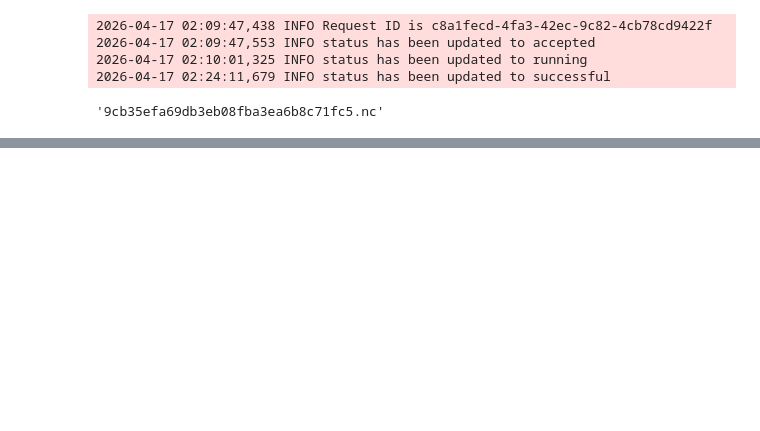
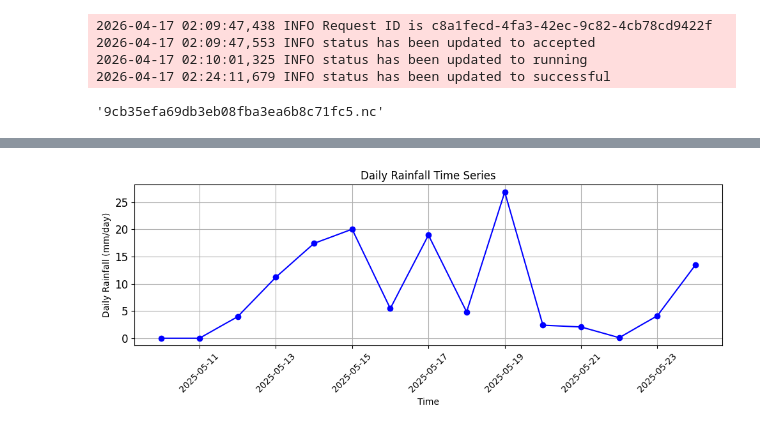
Before and after one commit to bidyutbg/ICTS_workshop, a Jupyter notebook: Bengalore_19May2025.ipynb, the cells around one changed output, grey strips where cells are left out. Cells and saved outputs as stored; diff of their text form; code cells hidden in the pictures; blank space fills up the shorter version.

```diff
--- a/Bengalore_19May2025.ipynb
+++ b/Bengalore_19May2025.ipynb
@@ -86,6 +136,7 @@ ds_geopotential = xr.open_dataset("Blore_19May2025_event_geopotential.nc")
 ds_vertical_velocity = xr.open_dataset("Blore_19May2025_event_vertical_velocity.nc")
 ds_temperature = xr.open_dataset("Blore_19May2025_event_temperature.nc")
 ds_specific_humidity = xr.open_dataset("Blore_19May2025_event_specific_humidity.nc")
+ds_total_precipitation = xr.open_dataset("Blore_19May2025_event_total_precipitation.nc")
 
 
 # Area mean
@@ -93,28 +144,4 @@ ds_geopotential_mean = ds_geopotential.mean(dim=["latitude", "longitude"])
 ds_vertical_velocity_mean = ds_vertical_velocity.mean(dim=["latitude", "longitude"])
 ds_temperature_mean = ds_temperature.mean(dim=["latitude", "longitude"])
 ds_specific_humidity_mean = ds_specific_humidity.mean(dim=["latitude", "longitude"])
-
-# Calculate virtual potential temperature
-temperature = ds_temperature_mean["t"] * units.kelvin
-specific_humidity = ds_specific_humidity_mean["q"] * units.dimensionless
-pressure = ds_temperature_mean["pressure_level"] * units.hPa
-virtual_potential_temp = virtual_potential_temperature(pressure,temperature,specific_humidity)
-
-# calculate Vertical gradient dθᵥ/dz and Brunt–Väisälä frequency N²
-g = 9.81 * units("m/s^2")
-dz = np.gradient(ds_temperature_mean["pressure_level"].values) * 100  # Convert hPa to Pa
-dtheta_v_dz = np.gradient(virtual_potential_temp, axis=0) / dz[:, np.newaxis]
-N_squared = (g / virtual_potential_temp.data).magnitude * dtheta_v_dz
-
-#Plot time–height N² with rainfall overlay
-plt.figure(figsize=(12, 6))
-time = ds_temperature_mean["valid_time"].values
-pressure_levels = ds_temperature_mean["pressure_level"].values
-N_squared_masked = np.ma.masked_where(N_squared < 0, N_squared)
-plt.contourf(time, pressure_levels, N_squared_masked, levels=50, cmap="viridis")
-plt.colorbar(label="Brunt–Väisälä Frequency (N²) [1/s²]")
-plt.gca().invert_yaxis()
-plt.xlabel("Time")
-plt.ylabel("Pressure Level (hPa)")
-plt.title("Time–Height Cross-Section of Brunt–Väisälä Frequency (N²) with Rainfall Overlay")
-plt.show()
+ds_total_precipitation_mean = ds_total_precipitation.mean(dim=["latitude", "longitude"])
@@ -149,0 +455,16 @@ Data variables:
+# %%
+#Plot rainfall time series as daily rainfall (mm/day)
+point_rain=ds_total_precipitation.sel(longitude=76.25, latitude=13.25, method="nearest")["tp"]*1000   # mm/hour or mm
+daily_rain = point_rain.resample(valid_time="1D").sum()
+plt.figure(figsize=(10, 4))
+plt.plot(daily_rain["valid_time"], daily_rain, marker="o", color="blue")
+plt.xticks(rotation=45)
+plt.yticks(fontsize=12)
+plt.xlabel("Time")
+plt.ylabel("Daily Rainfall (mm/day)")
+plt.title("Daily Rainfall Time Series")
+plt.grid(True)
+plt.tight_layout()
+plt.show()
+# %% [output]
+[figure, added]
```
Also changed, not shown: parts of 27 cells of this notebook.
